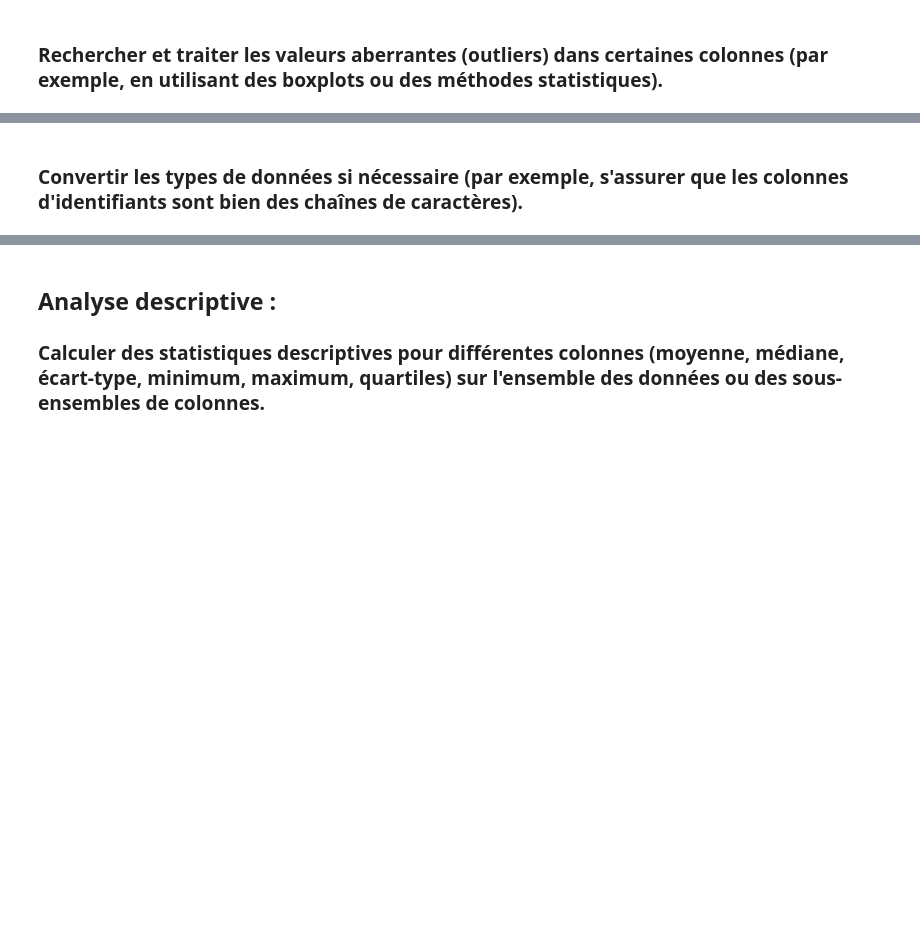
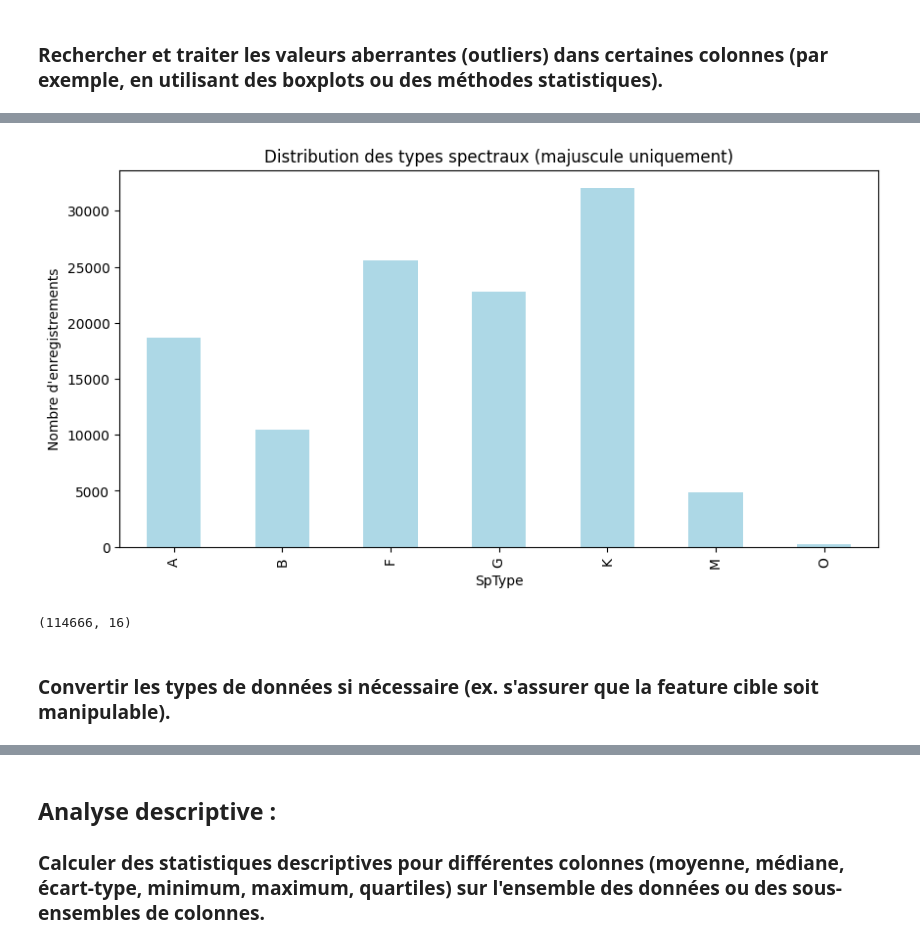
Before and after one commit to ThomasSanna/Data-Analysis-Hipparcos-Star-Astronomy-Catalog, a Jupyter notebook: main.ipynb, the cells around one changed output, grey strips where cells are left out. Drawn from its saved outputs; the diff is of its cells as text; code cells hidden in the pictures; blank space fills up the shorter version.

```diff
--- a/main.ipynb
+++ b/main.ipynb
@@ -273,2 +268,18 @@ data.select_dtypes(include=["number"]).describe()
+# %%
+mask = data['SpType'].str.match(r'^[OBAFGKM]')  # garder uniquement les types spectraux listés
+data = data[mask].reset_index(drop=True)
+
+# re-afficher la distribution mise à jour
+data['SpType'].value_counts().sort_index().plot(kind='bar', color='lightblue', figsize=(10, 5))
+plt.title("Distribution des types spectraux (majuscule uniquement)")
+plt.xlabel("SpType")
+plt.ylabel("Nombre d'enregistrements")
+plt.show()
+# %% [output]
+[figure, added]
+# %%
+data.shape
+# %% [output]
+(114666, 16)
 # %% [markdown]
-### Convertir les types de données si nécessaire (par exemple, s'assurer que les colonnes d'identifiants sont bien des chaînes de caractères).
+### Convertir les types de données si nécessaire (ex. s'assurer que la feature cible soit manipulable).
```
Also changed, not shown: parts of 19 cells of this notebook.
